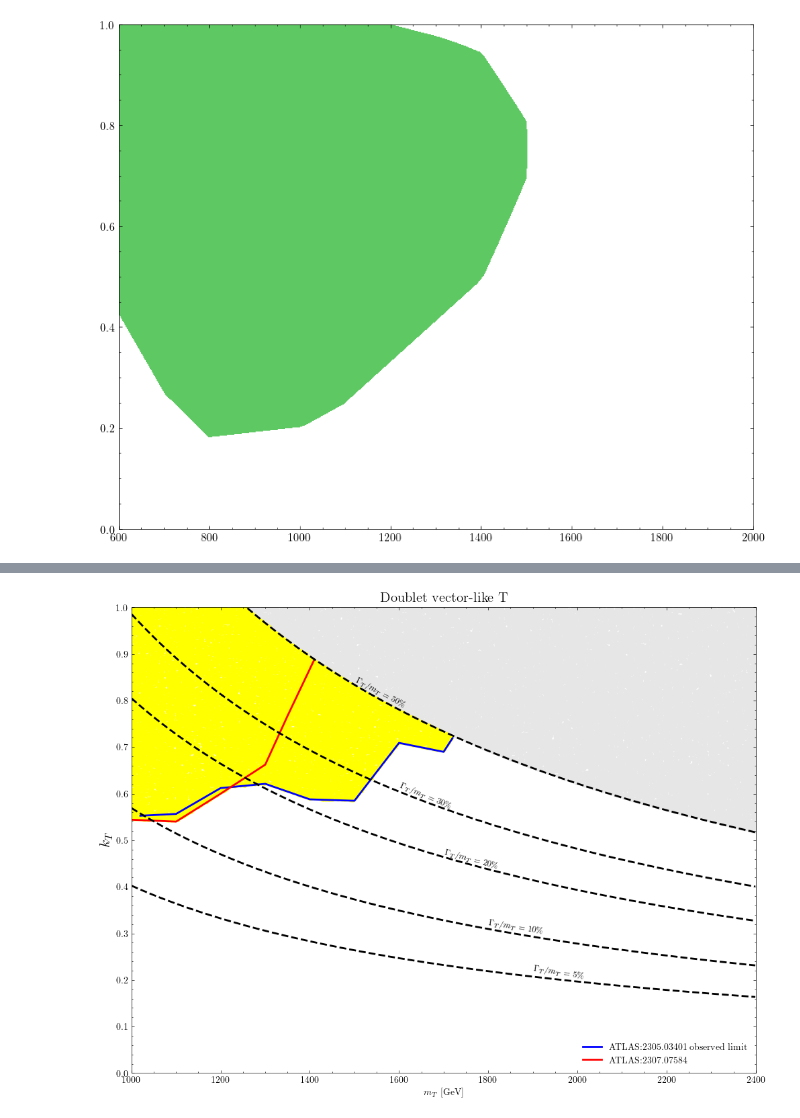
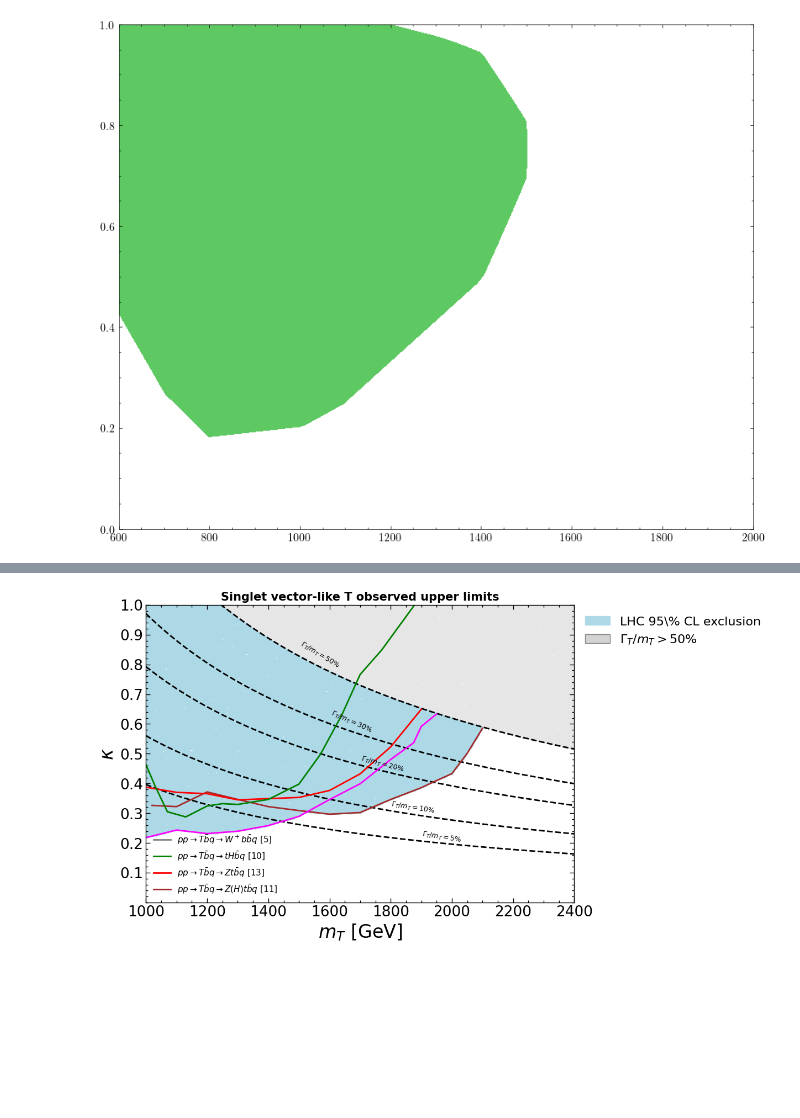
Before and after one commit to HEP-VLQ/VLQBounds, a Jupyter notebook: data/coupling_plot.ipynb, the cells around one changed output, grey strips where cells are left out. Drawn from its saved outputs; the diff is of its cells as text; code cells hidden in the pictures; blank space fills up the shorter version.

```diff
--- a/data/coupling_plot.ipynb
+++ b/data/coupling_plot.ipynb
@@ -5,8 +5,9 @@ import numpy as np
 import pandas as pd
 import scienceplots
 import matplotlib.patches as mpatches
+import matplotlib.image as mpimg
 from scipy.interpolate import interp1d
-plt.style.use(['science'])
+plt.style.use(['science','notebook'])
 
 
 df = pd.read_table("coupling_results.txt",delimiter = ' ')
@@ -280,5 +288,5 @@ plt.savefig('/home/mohamed/Desktop/Figures_finals/sin(left).png')
 # %%
-fig, ax = plt.subplots(1,1,figsize=(12,9))
+fig, ax = plt.subplots(1,1,figsize=(10,7))
 #ax1 = axes[0]
 #ax2 = axes[1]
 #
@@ -309,7 +317,8 @@ def kappa_total(x, mv_theo):
                  #+
 
 
-    k_T  =   np.sqrt(x * mv_theo / ((constant2 * mv_theo / (MZ ** 2) * np.sqrt(lambda_func(mv_theo, Mt, MZ)) * (1 + r_x(MZ, mv_theo) ** 2 - 2 * r_x(Mt, mv_theo) ** 2 - 2 * r_x(MZ, mv_theo) ** 4 + r_x(Mt, mv_theo) ** 4
+    k_T  =   np.sqrt(2) * np.sqrt(x * mv_theo / ((constant1 * mv_theo / (MW ** 2) * np.sqrt(lambda_func(mv_theo, Mb, MW))* (1 + r_x(MW, mv_theo) ** 2 - 2 * r_x(Mb, mv_theo) ** 2 - 2 * r_x(MW, mv_theo) ** 4 + r_x(Mb, mv_theo) ** 4+ r_x(Mb, mv_theo) ** 2 * r_x(MW, mv_theo) ** 2))
+                                    +(constant2 * mv_theo / (MZ ** 2) * np.sqrt(lambda_func(mv_theo, Mt, MZ)) * (1 + r_x(MZ, mv_theo) ** 2 - 2 * r_x(Mt, mv_theo) ** 2 - 2 * r_x(MZ, mv_theo) ** 4 + r_x(Mt, mv_theo) ** 4
                  + r_x(Mt, mv_theo) ** 2 * r_x(MZ, mv_theo) ** 2)) + (constant3 * mv_theo / (MW ** 2) * np.sqrt(lambda_func(mv_theo, Mt, Mh))
                  * (1 + r_x(Mt, mv_theo) ** 2 - r_x(Mh, mv_theo) ** 2 ))))#+ r_x(Mt, mv_theo) ** 4 - r_x(Mt, mv_theo) ** 2 * r_x(Mh, mv_theo) ** 2))))
     return k_T
@@ -332,8 +341,8 @@ for m in range(1000, 2400, 1):
 
 
 
-#df = pd.read_table("coupling_limit_from_class.dat",delimiter = ' ')
-df = pd.read_table("coupling_limit_from_class_doublet.dat",delimiter = ' ')
+df = pd.read_table("coupling_limit_from_class_singlet.dat",delimiter = ' ')
+#df = pd.read_table("coupling_limit_from_class_doublet.dat",delimiter = ' ')
 
 
 filter1 = (df["width"] < 0.50) & (df["res"] == 0 )
@@ -365,12 +374,12 @@ lighter_gray = (0.90, 0.90, 0.90)
 
 
 scat = ax.scatter(df.loc[filter2,"mass"], df.loc[filter2,"sin_l"], color=lighter_gray, s = 3)
-scat = ax.scatter(df.loc[filter1,"mass"], df.loc[filter1,"sin_l"], color='yellow', s = 3)
+scat = ax.scatter(df.loc[filter1,"mass"], df.loc[filter1,"sin_l"], color='lightblue', s = 3)
 
 
 
 
-
+'''
 data1 = np.loadtxt("/home/mohamed/PycharmProjects/TOP/ATLAS_Tables/2305.03401_ATLAS_Fig13b_pp_Tqt_Ht_Zt_doublet.txt")
 m1 = data1[:,0]
 obs1 = data1[:,1]
@@ -383,7 +392,7 @@ m1 = data2[:,0]
 obs1 = data2[:,1]
 obs2 = data2[:,2]
 ax.plot(m1,obs1,color='red',lw=2,label = 'ATLAS:2307.07584')
-
+'''
 
 ax.plot(mass,kappa_tot1, linestyle = '--',lw = 2,color = 'black')
 ax.plot(mass,kappa_tot2, linestyle = '--',lw = 2,color = 'black')
@@ -392,70 +401,66 @@ ax.plot(mass,kappa_tot4, linestyle = '--',lw = 2,color = 'black')
 ax.plot(mass,kappa_tot5, linestyle = '--',lw = 2,color = 'black')
 #ax2.scatter(df.loc[filter3,"m"],df.loc[filter3,"k"],color='green')
 
-ax1.set_xlim(1000,2130)
-ax1.set_ylim(0,1.4)
-ax1.set_xlabel(r"$m_T$ [GeV]")
-ax1.set_ylabel(r"$k_T$",fontsize = 16)
-ax.text(1500, 0.785, r'$\Gamma_T/m_T = 50\%$', fontsize=9, color='black',fontweight='bold',rotation=-28)
-ax.text(1600, 0.568, r'$\Gamma_T/m_T = 30\%$', fontsize=9, color='black',fontweight='bold',rotation=-23)
+ax.text(1500, 0.789, r'$\Gamma_T/m_T = 50\%$', fontsize=9, color='black',fontweight='bold',rotation=-31)
+ax.text(1600, 0.572, r'$\Gamma_T/m_T = 30\%$', fontsize=9, color='black',fontweight='bold',rotation=-24)
 ax.text(1700, 0.44, r'$\Gamma_T/m_T = 20\%$', fontsize=9, color='black',fontweight='bold',rotation=-15)
 ax.text(1800, 0.30, r'$\Gamma_T/m_T = 10\%$', fontsize=9, color='black',fontweight='bold',rotation=-9)
 ax.text(1900, 0.203, r'$\Gamma_T/m_T = 5\%$', fontsize=9, color='black',fontweight='bold',rotation=-9)
 ax.set_xlim(1000,2400)
 ax.set_ylim(0,1)
-ax.set_xlabel(r"$m_T$ [GeV]")
-ax.set_ylabel(r"$k_T$",fontsize = 16)
+ax.set_xlabel(r"$m_T$ [GeV]",fontsize = 24)
+ax.set_ylabel(r"$\kappa$",fontsize = 24)
 
-ax.set_title("Doublet vector-like T",fontsize = 15, fontweight = 'bold')
-ax.set_yticks([0,0.1,0.2,0.3,0.4,0.5,0.6,0.7,0.8,0.9,1])
+ax.set_title("Singlet vector-like T observed upper limits",fontsize = 15, fontweight = 'bold')
+ax.set_yticks([0.1,0.2,0.3,0.4,0.5,0.6,0.7,0.8,0.9,1])
+
+ax.tick_params(axis='both',labelsize=19)
 
 #plt.savefig('/home/mohamed/Desktop/Figures_finals/kappa_doublet_final2.png')
-'''
-data1 = np.loadtxt("/home/mohamed/PycharmProjects/TOP/ATLAS_Tables/2305.03401_ATLAS_Fig13a_pp_Tqt_Wb_Zt_Ht_singlet.txt")
+
+data1 = np.loadtxt("/home/mohamed/PycharmProjects/TOP/ATLAS_Tables/2305.03401_ATLAS_Fig13a_pp_Tqt_Wb_Zt_Ht_singlet_kT.txt")
 m1 = data1[:,0]
 obs1 = data1[:,1]
-plt1, = ax.plot(m1,obs1,color='blue',lw=2,label = 'ATLAS:2305.03401 observed limit')
-
+plt1, = ax.plot(m1,obs1,color='brown',lw=2,label = r'$pp\rightarrow T\bar{b}q \rightarrow Z(H)t\bar{b}q$ [11]')
 
 data2 = np.loadtxt("/home/mohamed/PycharmProjects/TOP/ATLAS_Tables/2402.16561_ATLAS_Fig12a_pp_T_Ht_Zt_singlet.txt")
 m1 = data2[:,0]
 obs1 = data2[:,1]
 obs2 = data2[:,2]
-plt2, = ax.plot(m1,obs1,color='red',lw=2,label = 'ATLAS:2402.16561')
+plt2, = ax.plot(m1,obs1,color='red',lw=2,label = r'$pp\rightarrow T\bar{b}q \rightarrow Zt\bar{b}q$ [13]')
 
 
 data3 = np.loadtxt("/home/mohamed/PycharmProjects/TOP/ATLAS_Tables/2201.07045_ATLAS_Fig9_pp_Tbq_Wb_Ht_Zt_singlet.txt")
 m1 = data3[:,0]
 obs1 = data3[:,1]
 obs2 = data3[:,2]
-plt3, = ax.plot(m1,obs1,color='green',lw=2,label = 'ATLAS:2201.07045')
+plt3, = ax.plot(m1,obs1,color='green',lw=2,label = r'$pp\rightarrow T\bar{b}q \rightarrow tH\bar{b}q$ [10]')
 
 data4 = np.loadtxt("/home/mohamed/PycharmProjects/TOP/ATLAS_Tables/2307.07584_ATLAS_Fig9a_pp_T_Wb_Ht_Zt_singlet.txt")
 m1 = data4[:,0]
 obs1 = data4[:,1]
 obs2 = data4[:,2]
-plt4, = ax.plot(m1,obs1,color='cyan',lw=2,label = 'ATLAS:2307.07584')
+plt4, = ax.plot(m1,obs1,color='magenta',lw=2,label = r'$pp\rightarrow T\bar{b}q \rightarrow Zt\bar{b}q$ [12]')
 
 
-'''
+excluded_patch1 = mpatches.Rectangle((0, 0), 1, 1, facecolor='lightblue', edgecolor='lightblue', label='LHC 95\% CL exclusion')
+#ax.add_patch(excluded_patch1)
+excluded_patch2 = mpatches.Rectangle((0, 0), 1, 1, facecolor='lightgray', edgecolor='gray', label=r'$\Gamma_T/m_T > 50\%$')
 
 
-excluded_patch1 = mpatches.Rectangle((0, 0), 1, 1, facecolor='yellow', edgecolor='black', label='LHC 95\% CL exclusion')
-#ax.add_patch(excluded_patch1)
-excluded_patch2 = mpatches.Rectangle((0, 0), 1, 1, facecolor='lightgray', edgecolor='black', label=r'$\Gamma_T/m_T > 50\%$')
+
+first_legend = ax.legend(handles=[plt5,plt3,plt2,plt1], loc='lower left',fontsize = 11)
+
+ax3 = plt.gca().add_artist(first_legend)
+
+exclu = [excluded_patch1,excluded_patch2]
+
+ax.legend(handles = exclu, loc='upper left',bbox_to_anchor=(1, 1))
 
 
-'''
-first_legend = ax.legend(handles=[plt1,plt2,plt3,plt4], loc='lower right')
 
-ax2 = plt.gca().add_artist(first_legend)
-
-exclu = [excluded_patch1, excluded_patch2]
-
-ax.legend(handles = exclu, loc='upper left', bbox_to_anchor=(1, 1.02))
-'''
-ax.legend(loc = 'lower right')
-#plt.savefig("/home/mohamed/Desktop/Figures_finals/kappa_singlet.png")
-plt.savefig('/home/mohamed/Desktop/Figures_finals/kappa_doublet_final.png')
+#ax.legend(loc = 'lower right')
+plt.savefig("/home/mohamed/Desktop/Figures_finals/kappa_singlet.png")
+#plt.savefig('/home/mohamed/Desktop/Figures_finals/kappa_doublet_final.png')
 # %% [output]
-[figure, old version]
+[figure, new version]
```
Also changed, not shown: parts of 2 cells of this notebook, 40 other files.
